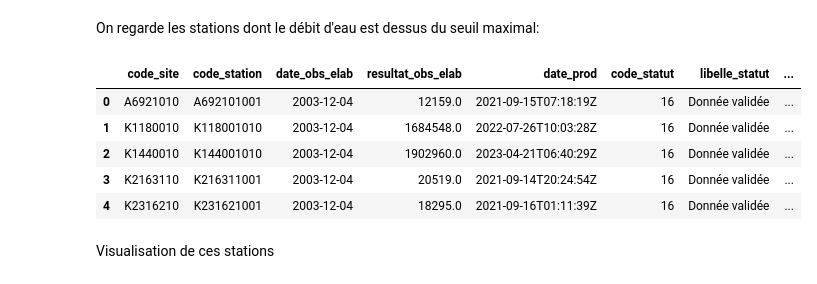
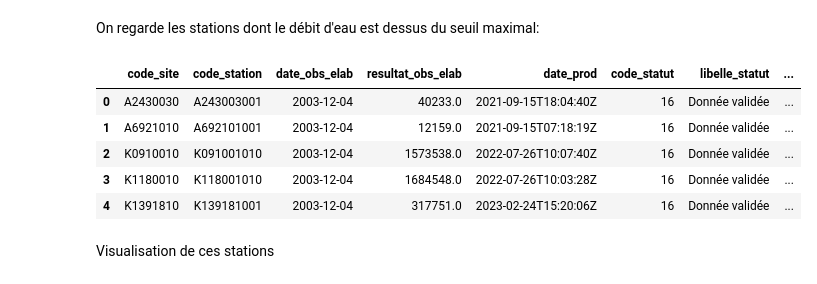
Before and after one commit to AurorePDSA/real-time-flood-alerts, a Jupyter notebook: real-time-flood-alerts-23-10.ipynb, the cells around one changed output. Saved outputs shown, nothing was run; the diff lists cells and outputs as text; code cells hidden in the pictures.

```diff
--- a/real-time-flood-alerts-23-10.ipynb
+++ b/real-time-flood-alerts-23-10.ipynb
@@ -257,24 +263,24 @@ On regarde les stations dont le débit d'eau est dessus du seuil maximal:
 # %%
 # On récupère uniquement la dernière observation pour chaque station:
 data_hydro2['date_obs_elab'] = pd.to_datetime(data_hydro2['date_obs_elab'])
 data_hydro_sorted2 = data_hydro2.sort_values(by=['code_station', 'date_obs_elab'], ascending=[True, False])
 latest_obs_per_site2 = data_hydro_sorted2.groupby('code_station').apply(lambda x: x.loc[x['date_obs_elab'].idxmax()])
 latest_obs_per_site2 = latest_obs_per_site2.reset_index(drop=True)
 
 # On regarde les stations dont le débit d'eau est dessus du seuil maximal:
 data_hydro_ALERT2 = pd.DataFrame()
 for index, row in latest_obs_per_site2.iterrows():
-    if row['resultat_obs_elab'] > float(seuils2[row['code_station']])*0.9:
+    if row['resultat_obs_elab'] > float(seuils2[row['code_station']])*0.6:
         data_hydro_ALERT2 = pd.concat([data_hydro_ALERT2,latest_obs_per_site2.loc[latest_obs_per_site2['code_station']==row['code_station']]],ignore_index=True)
 
 data_hydro_ALERT2.head()
 # %% [output]
 |  | code_site | code_station | date_obs_elab | resultat_obs_elab | date_prod | code_statut | libelle_statut | ... |
-| 0 | A6921010 | A692101001 | 2003-12-04 | 12159.0 | 2021-09-15T07:18:19Z | 16 | Donnée validée | ... |
-| 1 | K1180010 | K118001010 | 2003-12-04 | 1684548.0 | 2022-07-26T10:03:28Z | 16 | Donnée validée | ... |
-| 2 | K1440010 | K144001010 | 2003-12-04 | 1902960.0 | 2023-04-21T06:40:29Z | 16 | Donnée validée | ... |
-| 3 | K2163110 | K216311001 | 2003-12-04 | 20519.0 | 2021-09-14T20:24:54Z | 16 | Donnée validée | ... |
-| 4 | K2316210 | K231621001 | 2003-12-04 | 18295.0 | 2021-09-16T01:11:39Z | 16 | Donnée validée | ... |
+| 0 | A2430030 | A243003001 | 2003-12-04 | 40233.0 | 2021-09-15T18:04:40Z | 16 | Donnée validée | ... |
+| 1 | A6921010 | A692101001 | 2003-12-04 | 12159.0 | 2021-09-15T07:18:19Z | 16 | Donnée validée | ... |
+| 2 | K0910010 | K091001010 | 2003-12-04 | 1573538.0 | 2022-07-26T10:07:40Z | 16 | Donnée validée | ... |
+| 3 | K1180010 | K118001010 | 2003-12-04 | 1684548.0 | 2022-07-26T10:03:28Z | 16 | Donnée validée | ... |
+| 4 | K1391810 | K139181001 | 2003-12-04 | 317751.0 | 2023-02-24T15:20:06Z | 16 | Donnée validée | ... |
 # %% [markdown]
 Visualisation de ces stations
 # %%
```
Also changed, not shown: parts of 5 cells of this notebook, 7 other files.
